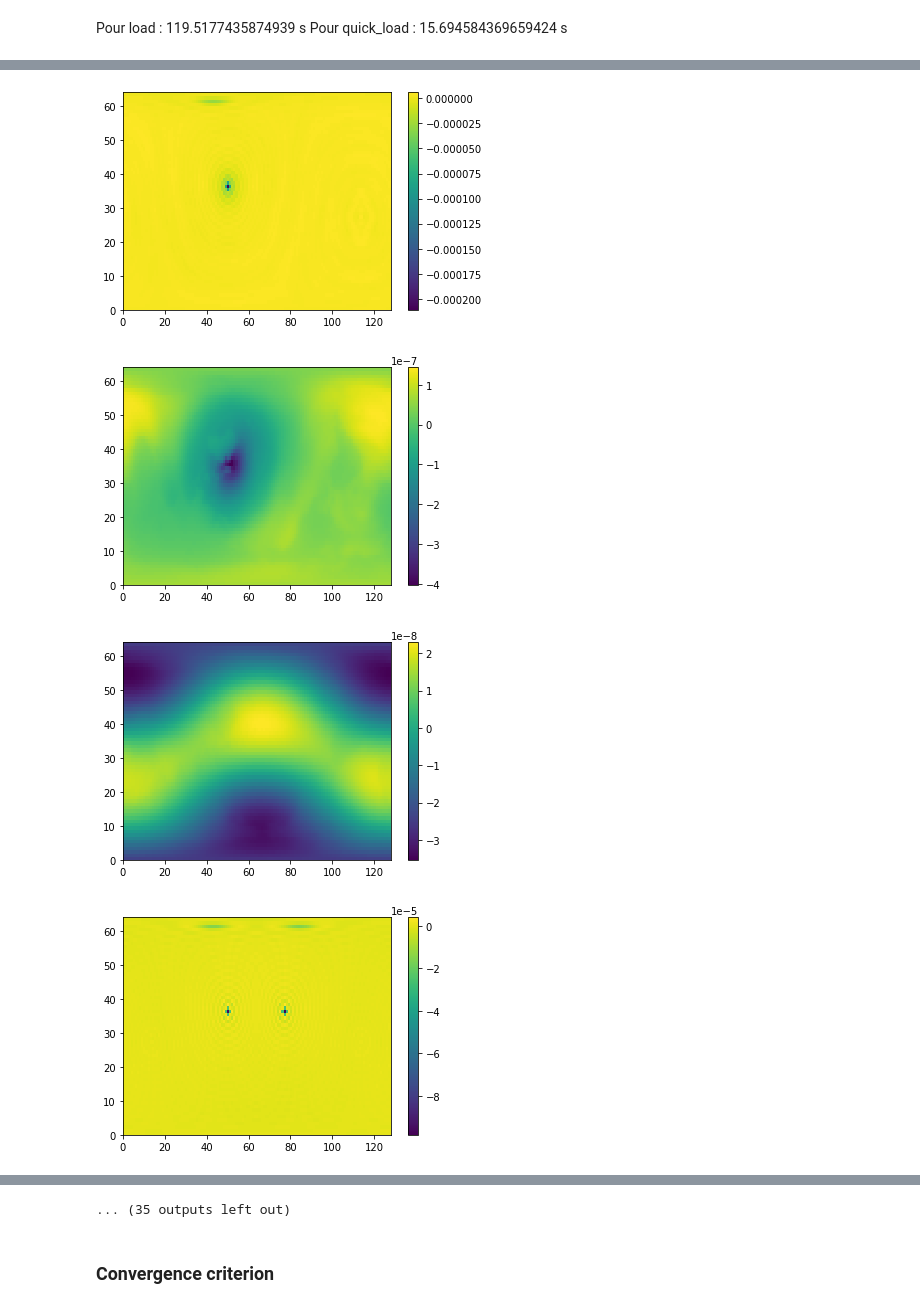
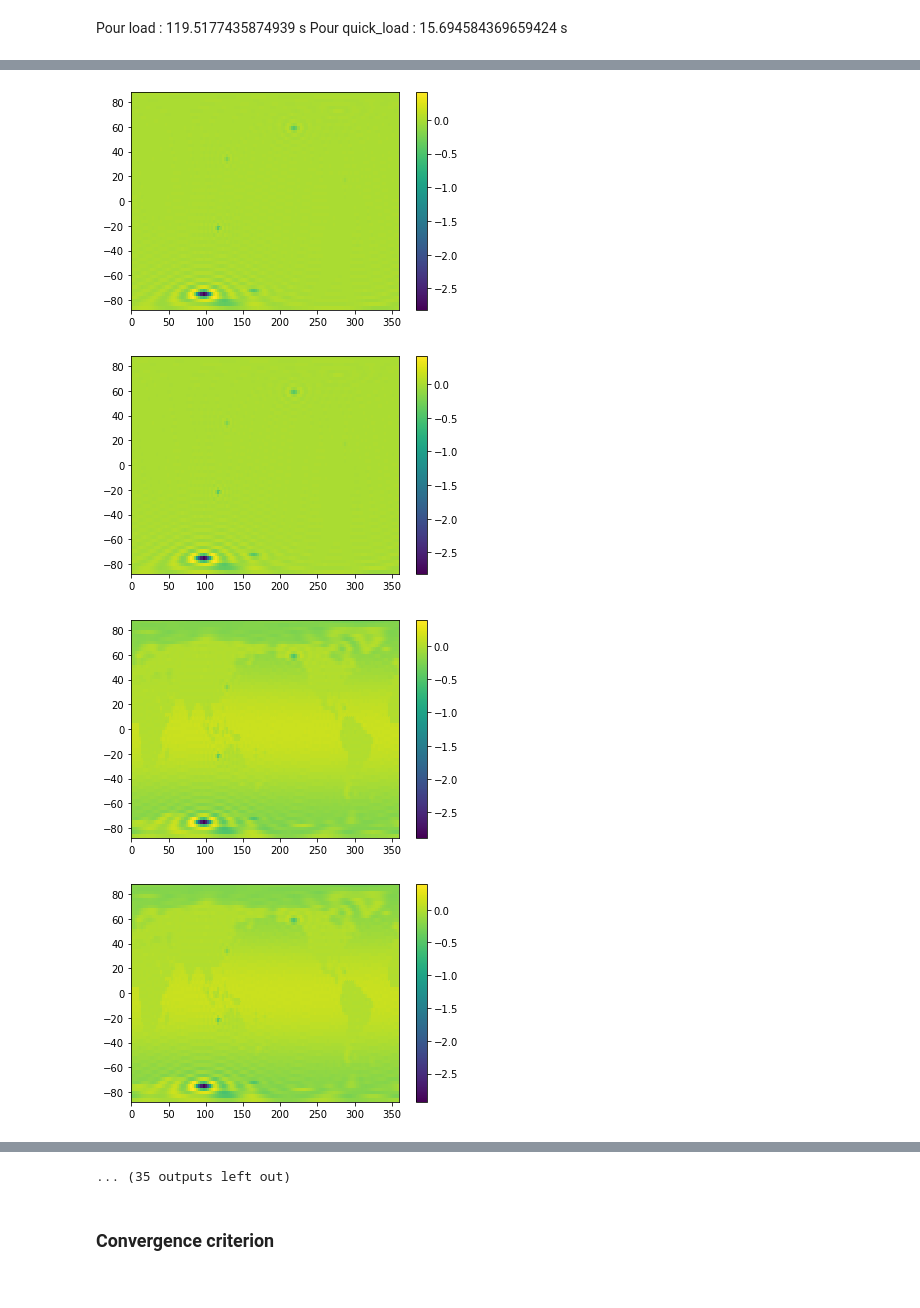
Before and after one commit to AHenryLarroze/Py_SL_C0de, a Jupyter notebook: SL_equation_elastic.ipynb, the cells around one changed output, grey strips where cells are left out. Cells and saved outputs as stored; diff of their text form; code cells hidden in the pictures.

```diff
--- a/SL_equation_elastic.ipynb
+++ b/SL_equation_elastic.ipynb
@@ -461,15 +476,23 @@ class spherical_sea_level(object):
         self.TO=sphericalobject(np.zeros((grid.maxdeg+1,grid.maxdeg+1))) #: coeff mais créer avec des grids
         self.sdelS=0 #: coeff
         self.delS=0 #: coeff
-        self.sdelL=np.zeros((len(grid.time_step),grid.maxdeg+1,grid.maxdeg+1)) #: coeff
-        self.delLa=np.zeros((len(grid.time_step),grid.maxdeg+1,grid.maxdeg+1)) #: coeff
+        self.sdelL=np.zeros((len(grid.time_step),grid.maxdeg+1,grid.maxdeg+1))+1j*0 #: coeff
+        self.delLa=np.zeros((len(grid.time_step),grid.maxdeg+1,grid.maxdeg+1))+1j*0 #: coeff
         self.delLa_prev=0
-        self.sdelLa=np.zeros((len(grid.time_step),grid.maxdeg+1,grid.maxdeg+1)) #: coeff
+        self.sdelLa=np.zeros((len(grid.time_step),grid.maxdeg+1,grid.maxdeg+1))+1j*0#: coeff
         self.delSLcurl_fl=0 #: coeff
-        self.delSLcurl=sphericalobject(np.zeros((grid.maxdeg+1,grid.maxdeg+1))) #: coeff
+        self.delSLcurl=sphericalobject(np.zeros((grid.maxdeg+1,grid.maxdeg+1)))#: coeff
         self.RO=0 #: coeff
         self.sdelS_new=0
         self.delSL=sphericalobject(np.zeros((grid.maxdeg+1,grid.maxdeg+1)))
+        self.saved=np.array([])
+
+    def save(self):
+        if self.saved.shape[0]==0:
+            self.saved=np.array([self.delS])
+        else :
+            self.saved=np.concatenate((self.saved,np.array([self.delS.copy()])),axis=0)
+        return self
 
 ############
 #CLASS GRID
@@ -584,17 +607,19 @@ class World_Model_Parameter(object):
 
         self.g = 9.80616
         self.maxdeg=63
-        self.M_e = 5.9742E24 # Earth mass [kg]
+        self.M_e = 5.9742*10**24 # Earth mass [kg]
         # for calc_rot
-        self.omega = 7.292E-5 # Earth's angular velocity
+        self.omega = 7.292*10**(-5) # Earth's angular velocity
         self.k_hydro = 0.934 # degree-2 hydrostatic Love number
-        self.CminA = 2.6E35 # a, c = smallest and largest principal moments of the inertia tensor
+        self.G=6.67408*10**(-11)
+        self.k_f=0.942
+        self.a = 6371000 # earth radius
+        self.CminA = (self.k_f*self.a**5*self.omega**2)/(3*self.G) # a, c = smallest and largest principal moments of the inertia tensor
+        self.C=8.034*10**37
         self.sqrt_32_15 = (32/15.)**0.5
-        self.a = 6.37122e6 # earth radius
         self.k_max = 100
         self.epsilon = 10**-3
         self.topo_it_max = 10
-        self.k_f=0.942
 
     def create_GRID(self):
         return GRID(self)
@@ -781,3 +815,17 @@ Pour quick_load : 15.694584369659424 s
 # %%
 for topo_it in tqdm(range(model_p.topo_it_max-1),"Topo_Loop"): # Il y a un pb sur le chargement de topo à corriger !
     topo_loop(model_p,grid,ice,sed,topo,love,oc,SL,topo_it)
+# %%
+#final treatment !:
+
+RSL=np.zeros(topo.topo.shape)
+for t_it in range(len(grid.time_step)):
+    RSL[t_it,:,:]=topo.topo[-1,:,:]-ice.ice_corrected[-1,:,:]-sed.sed[-1,:,:]-(topo.topo[t_it,:,:]-ice.ice_corrected[t_it,:,:]-sed.sed[t_it,:,:])
+# %%
+for i in range(len(grid.time_step)):
+    print(i)
+    #plt.pcolor(grid.elons,grid.lats,RSL[i,:,:],vmin=-250, vmax=900)
+    plt.pcolor(grid.elons,grid.lats,RSL[t_it,:,:])
+    plt.colorbar()
+    plt.contour(grid.elons,grid.lats,topo.topo[i,:,:],[0])
+    plt.show()
@@ -784,11 +846,11 @@ for topo_it in tqdm(range(model_p.topo_it_max-1),"Topo_Loop"): # Il y a un pb su
 # %%
 for i in range(len(grid.time_step)-1):
-    plt.pcolor(topo.topo[i,:,:]-topo.topo[i+1,:,:])
+    plt.pcolor(grid.elons,grid.lats,to_grd(SL.saved[i,:,:]))
     plt.colorbar()
     plt.show()
     time.sleep(0.1)
 # %% [output]
-[figure, old version]
+[figure, new version]
-[figure, old version]
+[figure, new version]
-[figure, old version]
+[figure, new version]
-[figure, old version]
+[figure, new version]
```
Also changed, not shown: parts of 9 cells of this notebook.
